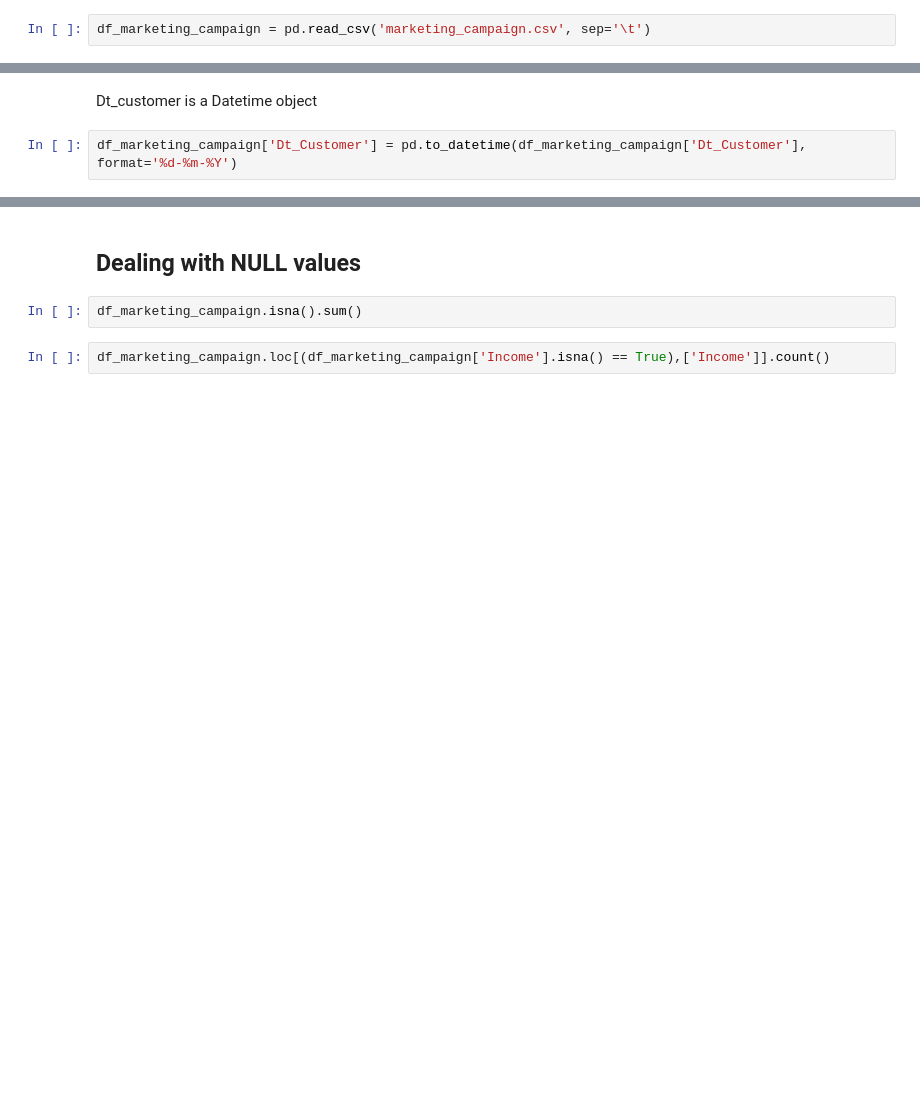
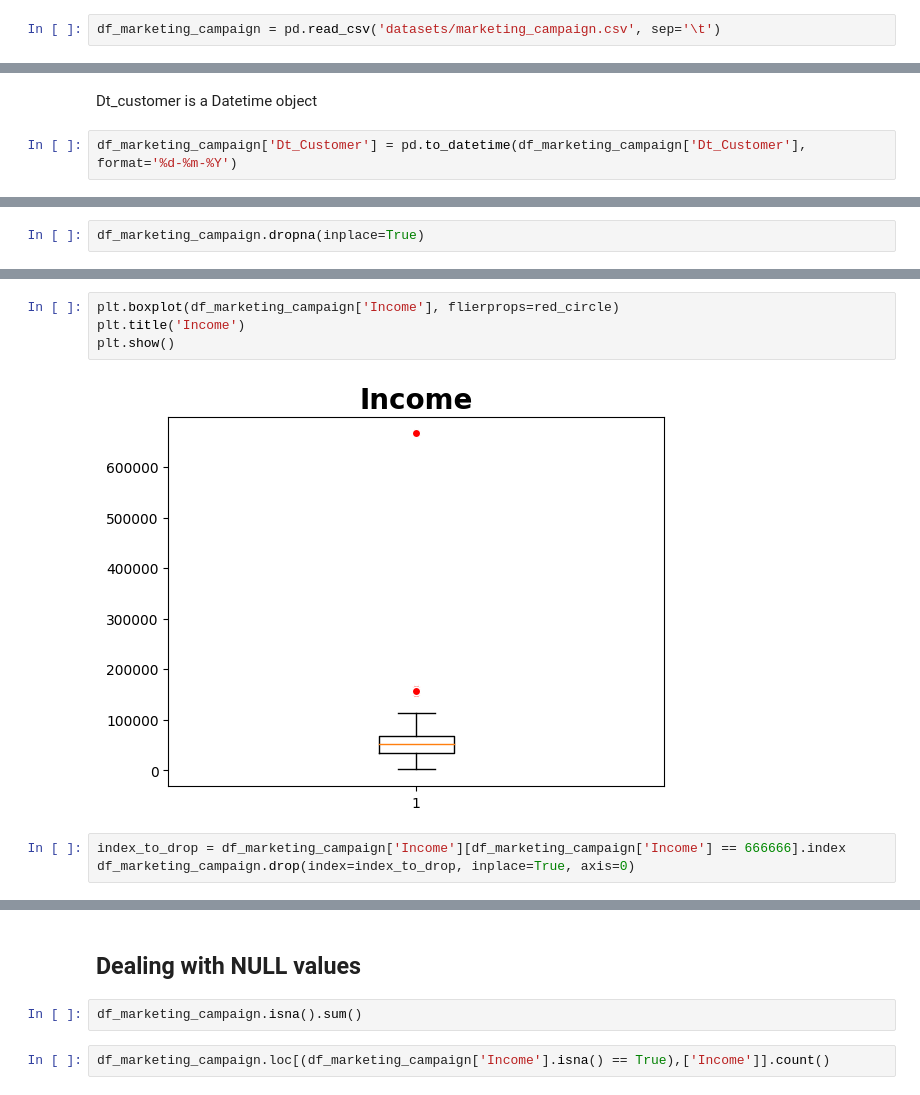
Before and after one commit to tomashbk/customer_segmentation_and_analysis, a Jupyter notebook: customer_personality_analysis.ipynb, the cells around one changed output, grey strips where cells are left out. Cells and saved outputs as stored; diff of their text form; blank space fills up the shorter version.

```diff
--- a/customer_personality_analysis.ipynb
+++ b/customer_personality_analysis.ipynb
@@ -54,7 +54,7 @@ Attributes
   - NumStorePurchases: Number of purchases made directly in stores
   - NumWebVisitsMonth: Number of visits to company’s website in the last month
 # %%
-df_marketing_campaign = pd.read_csv('marketing_campaign.csv', sep='\t')
+df_marketing_campaign = pd.read_csv('datasets/marketing_campaign.csv', sep='\t')
 # %%
 if(pd.options.display.max_columns < df_marketing_campaign.shape[1]):
   pd.options.display.max_columns = df_marketing_campaign.shape[1]
@@ -147,0 +290,2 @@ df_marketing_campaign['Year_Birth'].hist()
+# %%
+df_marketing_campaign.dropna(inplace=True)
@@ -147,0 +323,9 @@ df_marketing_campaign['Year_Birth'].hist()
+# %%
+plt.boxplot(df_marketing_campaign['Income'], flierprops=red_circle)
+plt.title('Income')
+plt.show()
+# %% [output]
+[figure, added]
+# %%
+index_to_drop = df_marketing_campaign['Income'][df_marketing_campaign['Income'] == 666666].index
+df_marketing_campaign.drop(index=index_to_drop, inplace=True, axis=0)
```
Also changed, not shown: parts of 77 cells of this notebook.
